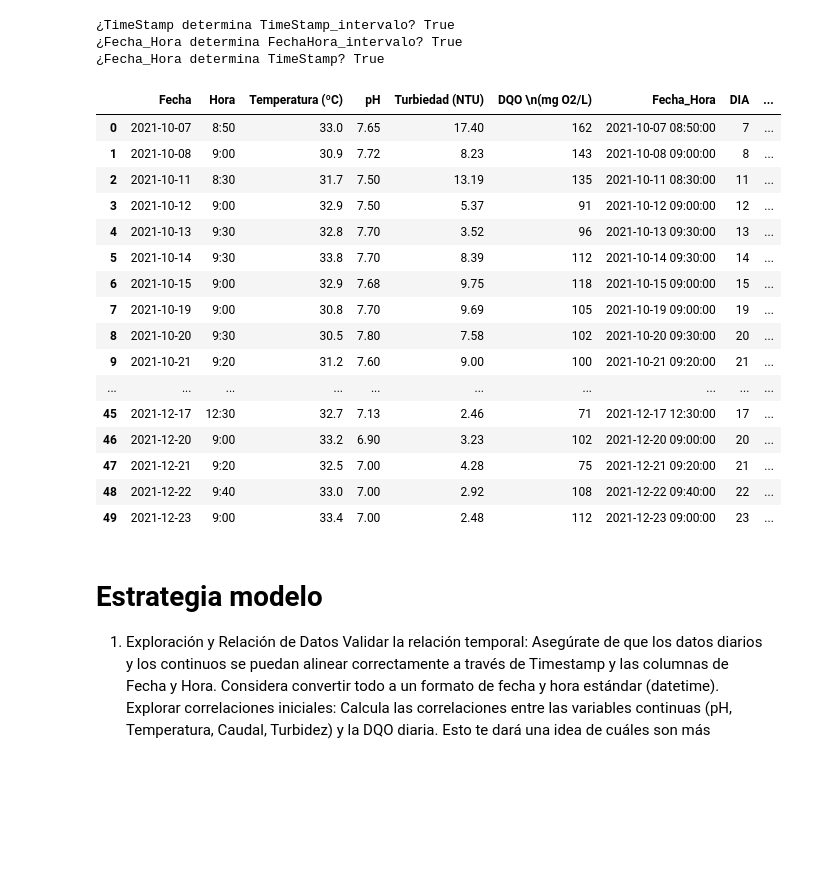
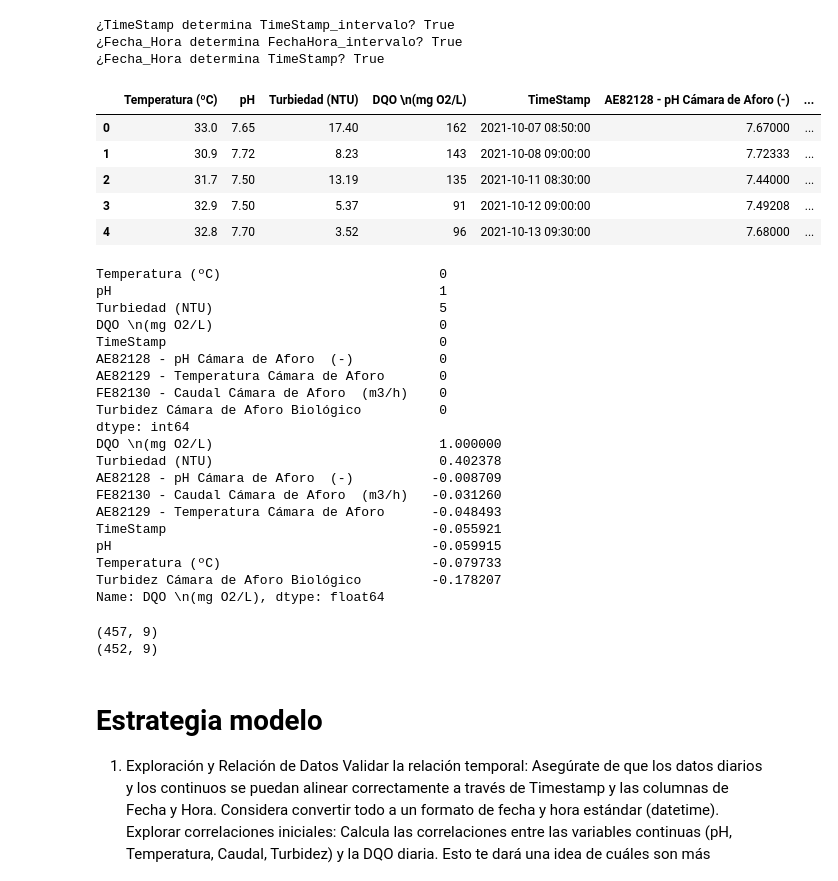
Before and after one commit to tetenogues/data_barbies_y_guille, a Jupyter notebook: first-nb.ipynb, the cells around one changed output. Saved outputs shown, nothing was run; the diff lists cells and outputs as text; code cells hidden in the pictures; blank space fills up the shorter version.

```diff
--- a/first-nb.ipynb
+++ b/first-nb.ipynb
@@ -490,26 +495,48 @@ print("¿Fecha_Hora determina TimeStamp?", is_determined)
 ¿Fecha_Hora determina FechaHora_intervalo? True
 ¿Fecha_Hora determina TimeStamp? True
 # %%
-data_1min.drop(columns = ['TimeStamp_intervalo','FechaHora_intervalo', 'Fecha_Hora', 'Fecha', 'Hora' ])
-data_1min.head(50)
+data_1min = data_1min.drop(columns = ['TimeStamp_intervalo','FechaHora_intervalo', 'Fecha_Hora', 'Fecha', 'Hora', 'DIA', 'MES', 'ANO' ])
+data_1min.head()
 # %% [output]
-|  | Fecha | Hora | Temperatura (ºC) | pH | Turbiedad (NTU) | DQO \n(mg O2/L) | Fecha_Hora | DIA | ... |
-| 0 | 2021-10-07 | 8:50 | 33.0 | 7.65 | 17.40 | 162 | 2021-10-07 08:50:00 | 7 | ... |
-| 1 | 2021-10-08 | 9:00 | 30.9 | 7.72 | 8.23 | 143 | 2021-10-08 09:00:00 | 8 | ... |
-| 2 | 2021-10-11 | 8:30 | 31.7 | 7.50 | 13.19 | 135 | 2021-10-11 08:30:00 | 11 | ... |
-| 3 | 2021-10-12 | 9:00 | 32.9 | 7.50 | 5.37 | 91 | 2021-10-12 09:00:00 | 12 | ... |
-| 4 | 2021-10-13 | 9:30 | 32.8 | 7.70 | 3.52 | 96 | 2021-10-13 09:30:00 | 13 | ... |
-| 5 | 2021-10-14 | 9:30 | 33.8 | 7.70 | 8.39 | 112 | 2021-10-14 09:30:00 | 14 | ... |
-| 6 | 2021-10-15 | 9:00 | 32.9 | 7.68 | 9.75 | 118 | 2021-10-15 09:00:00 | 15 | ... |
-| 7 | 2021-10-19 | 9:00 | 30.8 | 7.70 | 9.69 | 105 | 2021-10-19 09:00:00 | 19 | ... |
-| 8 | 2021-10-20 | 9:30 | 30.5 | 7.80 | 7.58 | 102 | 2021-10-20 09:30:00 | 20 | ... |
-| 9 | 2021-10-21 | 9:20 | 31.2 | 7.60 | 9.00 | 100 | 2021-10-21 09:20:00 | 21 | ... |
-| ... | ... | ... | ... | ... | ... | ... | ... | ... | ... |
-| 45 | 2021-12-17 | 12:30 | 32.7 | 7.13 | 2.46 | 71 | 2021-12-17 12:30:00 | 17 | ... |
-| 46 | 2021-12-20 | 9:00 | 33.2 | 6.90 | 3.23 | 102 | 2021-12-20 09:00:00 | 20 | ... |
-| 47 | 2021-12-21 | 9:20 | 32.5 | 7.00 | 4.28 | 75 | 2021-12-21 09:20:00 | 21 | ... |
-| 48 | 2021-12-22 | 9:40 | 33.0 | 7.00 | 2.92 | 108 | 2021-12-22 09:40:00 | 22 | ... |
-| 49 | 2021-12-23 | 9:00 | 33.4 | 7.00 | 2.48 | 112 | 2021-12-23 09:00:00 | 23 | ... |
+|  | Temperatura (ºC) | pH | Turbiedad (NTU) | DQO \n(mg O2/L) | TimeStamp | AE82128 - pH Cámara de Aforo (-) | ... |
+| 0 | 33.0 | 7.65 | 17.40 | 162 | 2021-10-07 08:50:00 | 7.67000 | ... |
+| 1 | 30.9 | 7.72 | 8.23 | 143 | 2021-10-08 09:00:00 | 7.72333 | ... |
+| 2 | 31.7 | 7.50 | 13.19 | 135 | 2021-10-11 08:30:00 | 7.44000 | ... |
+| 3 | 32.9 | 7.50 | 5.37 | 91 | 2021-10-12 09:00:00 | 7.49208 | ... |
+| 4 | 32.8 | 7.70 | 3.52 | 96 | 2021-10-13 09:30:00 | 7.68000 | ... |
+# %%
+print(data_1min.isna().sum())
+
+correlaciones = data_1min.corr()
+print(correlaciones['DQO \n(mg O2/L)'].sort_values(ascending=False))
+# %% [output]
+Temperatura (ºC)                            0
+pH                                          1
+Turbiedad (NTU)                             5
+DQO \n(mg O2/L)                             0
+TimeStamp                                   0
+AE82128 - pH Cámara de Aforo  (-)           0
+AE82129 - Temperatura Cámara de Aforo       0
+FE82130 - Caudal Cámara de Aforo  (m3/h)    0
+Turbidez Cámara de Aforo Biológico          0
+dtype: int64
+DQO \n(mg O2/L)                             1.000000
+Turbiedad (NTU)                             0.402378
+AE82128 - pH Cámara de Aforo  (-)          -0.008709
+FE82130 - Caudal Cámara de Aforo  (m3/h)   -0.031260
+AE82129 - Temperatura Cámara de Aforo      -0.048493
+TimeStamp                                  -0.055921
+pH                                         -0.059915
+Temperatura (ºC)                           -0.079733
+Turbidez Cámara de Aforo Biológico         -0.178207
+Name: DQO \n(mg O2/L), dtype: float64
+# %%
+print(data_1min.shape)
+data_1min = data_1min.dropna()
+print(data_1min.shape)
+# %% [output]
+(457, 9)
+(452, 9)
 # %% [markdown]
 # Estrategia modelo
 
```
Also changed, not shown: parts of 7 cells of this notebook.
